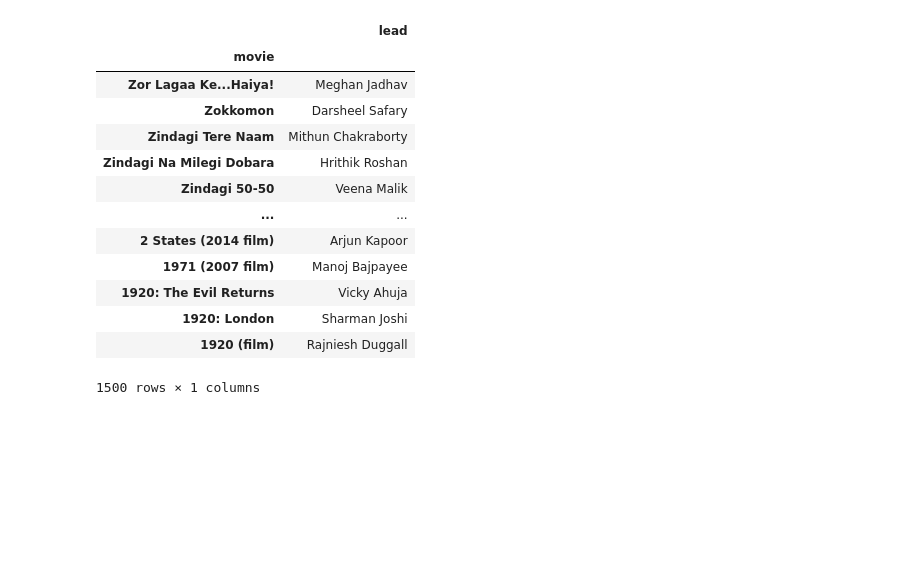
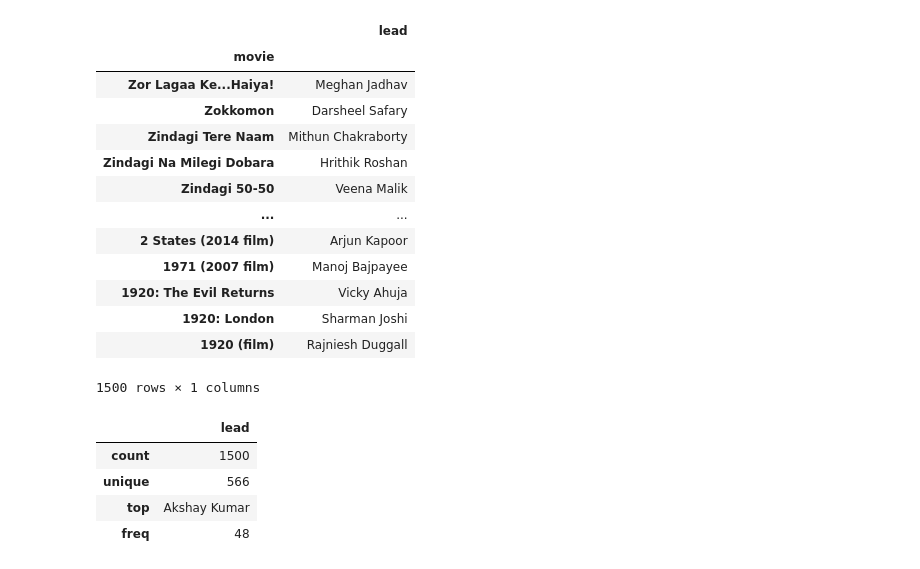
Before and after one commit to thekushak0003/My-DSMP-Journey, a Jupyter notebook: sessions files/session16.ipynb, the cells around one changed output. Saved outputs shown, nothing was run; the diff lists cells and outputs as text; code cells hidden in the pictures; blank space fills up the shorter version.

```diff
--- a/sessions files/session16.ipynb
+++ b/sessions files/session16.ipynb
@@ -83,3 +83,11 @@ movies
 | 1920: London | Sharman Joshi |
 | 1920 (film) | Rajniesh Duggall |
 1500 rows × 1 columns
+# %%
+movies.describe()
+# %% [output]
+|  | lead |
+| count | 1500 |
+| unique | 566 |
+| top | Akshay Kumar |
+| freq | 48 |
```
Also changed, not shown: parts of 6 cells of this notebook.
